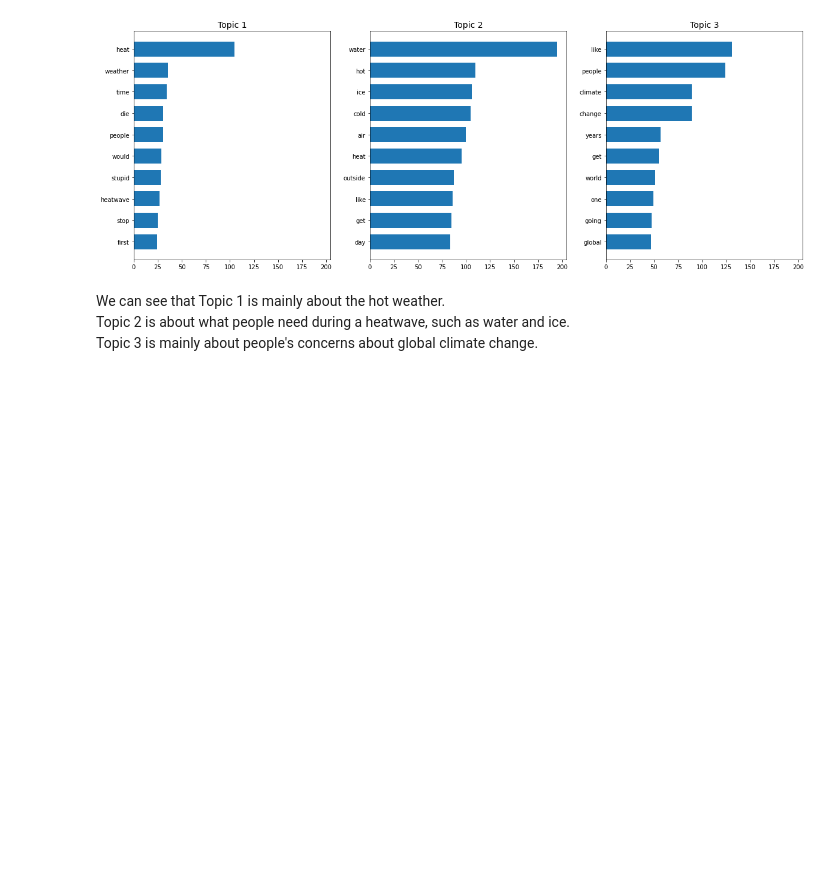
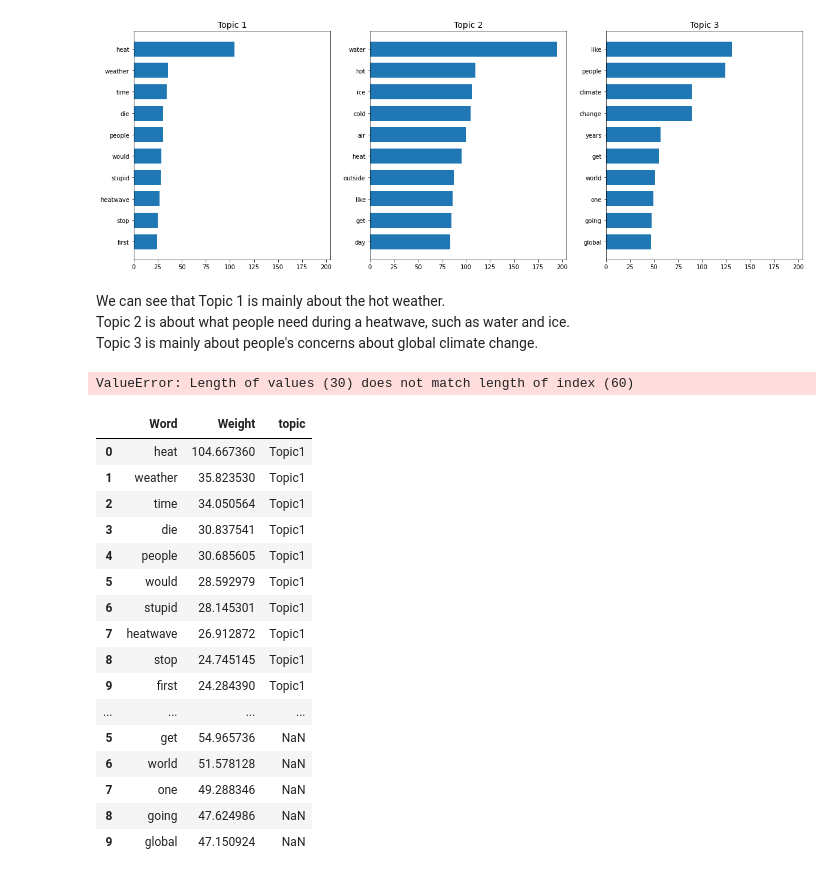
Before and after one commit to Themaoyc/MDA, a Jupyter notebook: Data Analysis/Topic modeling of comments from Reddit.ipynb, the cells around one changed output. Cells and saved outputs as stored; diff of their text form; code cells hidden in the pictures; blank space fills up the shorter version.

```diff
--- a/Data Analysis/Topic modeling of comments from Reddit.ipynb
+++ b/Data Analysis/Topic modeling of comments from Reddit.ipynb
@@ -160,6 +160,7 @@ df
 | 2 | 8.956210 | 1.329310 | 0.413158 | 3.127832 | 8.893997 | 3.332221 | 0.383780 | 1.327626 | 0.333636 | 4.305307 | ... |
 3 rows × 2407 columns
 # %%
+topics=pd.DataFrame(columns=['Word','Weight'])
 n_top_words = 10
 fig, axes = plt.subplots(1, 3, figsize=(20, 7), sharex=True)
 axes = axes.flatten()
@@ -167,7 +168,7 @@ for topic_idx, topic in enumerate(lda.components_):
     top_features_ind = topic.argsort()[:-n_top_words - 1:-1]
     top_features = [tf_feature_names[i] for i in top_features_ind]
     weights = topic[top_features_ind]
-
+    topics=pd.concat([topics,pd.DataFrame({'Word':top_features,'Weight':weights})])
     ax = axes[topic_idx]
     ax.barh(top_features, weights, height=0.7)
     ax.set_title(f'Topic {topic_idx +1}',
@@ -180,3 +181,29 @@ for topic_idx, topic in enumerate(lda.components_):
 We can see that Topic 1 is mainly about the hot weather.<br>
 Topic 2 is about what people need during a heatwave, such as water and ice.<br>
 Topic 3 is mainly about people's concerns about global climate change.
+# %%
+a=10*['Topic1']+10*['Topic2']+10*['Topic3']
+topics['topic']=a
+topics.to_csv('topic.csv')
+# %% [output]
+ValueError: Length of values (30) does not match length of index (60)
+# %%
+topics
+# %% [output]
+|  | Word | Weight | topic |
+| 0 | heat | 104.667360 | Topic1 |
+| 1 | weather | 35.823530 | Topic1 |
+| 2 | time | 34.050564 | Topic1 |
+| 3 | die | 30.837541 | Topic1 |
+| 4 | people | 30.685605 | Topic1 |
+| 5 | would | 28.592979 | Topic1 |
+| 6 | stupid | 28.145301 | Topic1 |
+| 7 | heatwave | 26.912872 | Topic1 |
+| 8 | stop | 24.745145 | Topic1 |
+| 9 | first | 24.284390 | Topic1 |
+| ... | ... | ... | ... |
+| 5 | get | 54.965736 | NaN |
+| 6 | world | 51.578128 | NaN |
+| 7 | one | 49.288346 | NaN |
+| 8 | going | 47.624986 | NaN |
+| 9 | global | 47.150924 | NaN |
```
Also changed, not shown: parts of 1 cell of this notebook, 2 other files.
